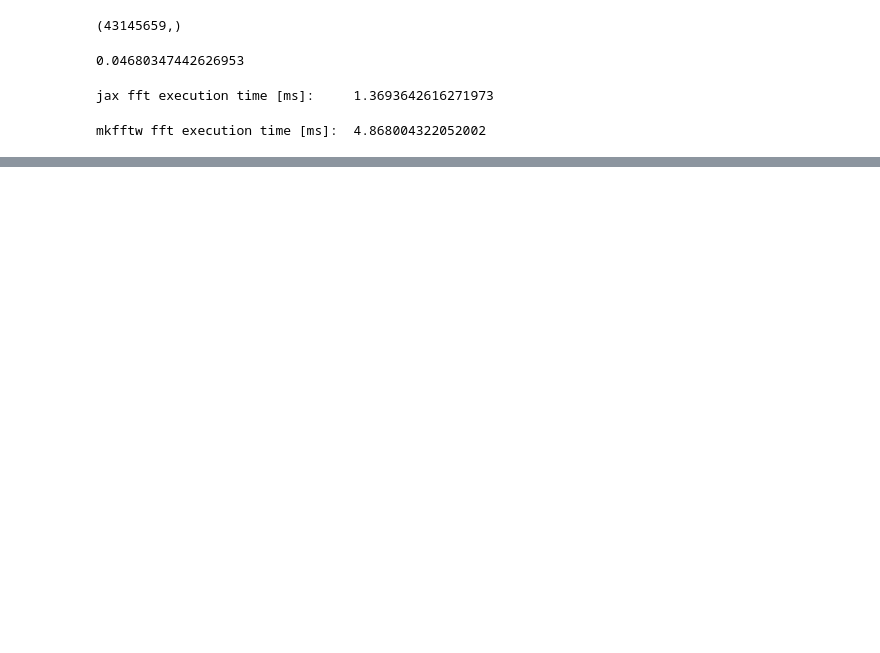
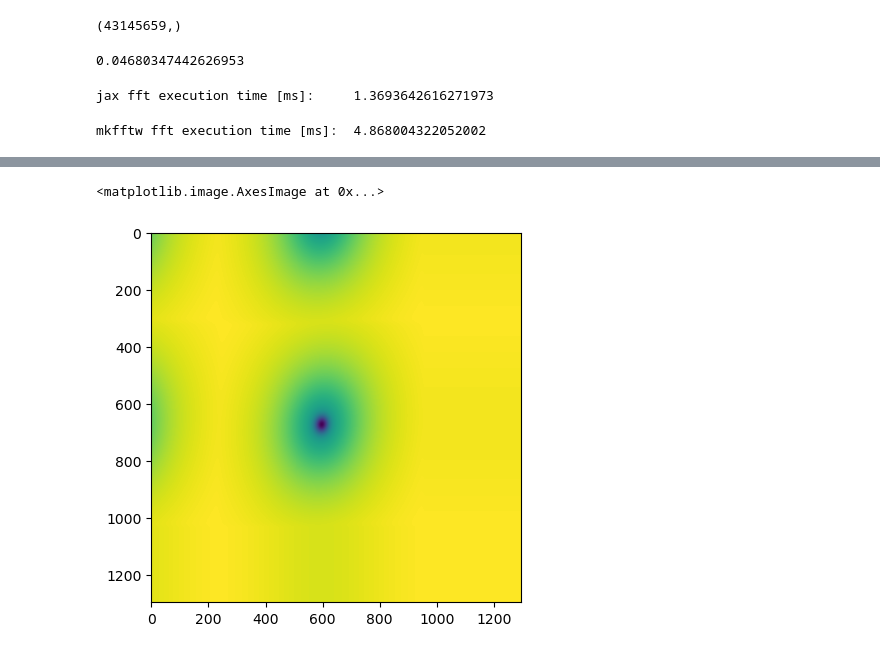
Before and after one commit to MUSTANG-SZ/WITCH, a Jupyter notebook: gpu_minkasi_jax.ipynb, the cells around one changed output, grey strips where cells are left out. Cells and saved outputs as stored; diff of their text form; code cells hidden in the pictures; blank space fills up the shorter version.

```diff
--- a/gpu_minkasi_jax.ipynb
+++ b/gpu_minkasi_jax.ipynb
@@ -632,3 +882,20 @@ tod.info["idx"].shape
+# %%
+idx_min, idx_max = np.min(idxs), np.max(idxs)
+idy_min, idy_max = np.min(idys), np.max(idys)
+# %%
+x = np.arange(idx_min, idx_max, dtype = int)
+y = np.arange(idy_min, idy_max, dtype = int)
+
+X, Y = np.meshgrid(x, y)
+
+#X, Y = np.ravel(X), np.ravel(Y)
+# %%
+vis_model = model(xyz, 2, 0, 0, 0, 0, 0, 0, float(y2K_RJ(freq, Te)*dr*XMpc/me), beam, X, Y, new_pars)
+
+plt.imshow(vis_model)
+# %% [output]
+<matplotlib.image.AxesImage at 0x...>
+[figure, added]
 # %%
 pars_fit = params
 if fit:
```
Also changed, not shown: parts of 49 cells of this notebook.
